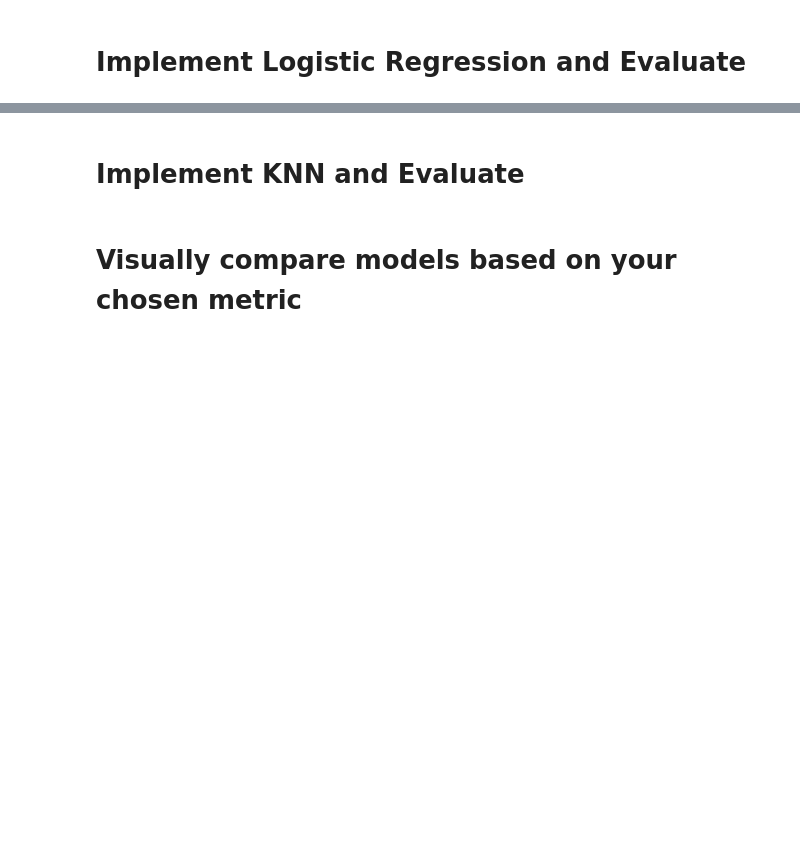
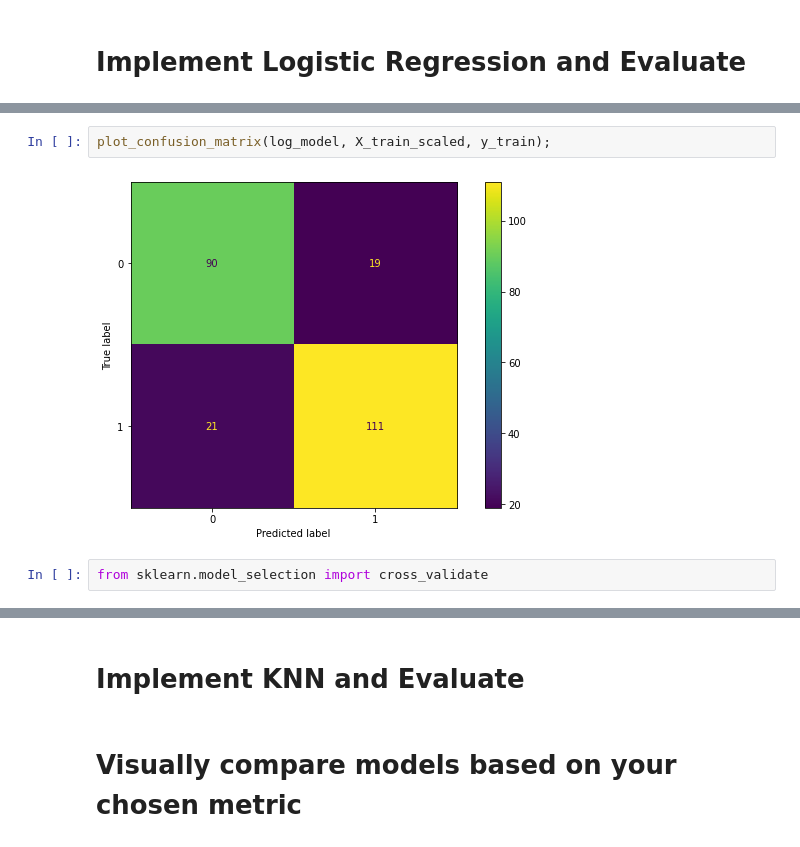
Before and after one commit to alikrkm/My-Documents, a Jupyter notebook: ML/Heart_Stroke_Prediction_lab.ipynb, the cells around one changed output, grey strips where cells are left out. Saved outputs shown, nothing was run; the diff lists cells and outputs as text; blank space fills up the shorter version.

```diff
--- a/ML/Heart_Stroke_Prediction_lab.ipynb
+++ b/ML/Heart_Stroke_Prediction_lab.ipynb
@@ -227,0 +357,6 @@ thal and slop
+# %%
+plot_confusion_matrix(log_model, X_train_scaled, y_train);
+# %% [output]
+[figure, added]
+# %%
+from sklearn.model_selection import cross_validate
```
Also changed, not shown: parts of 45 cells of this notebook, 1 other file.
